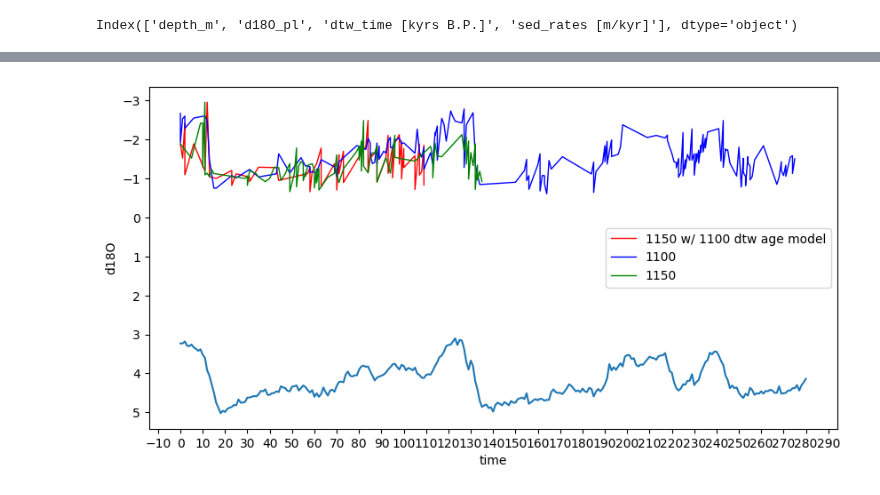
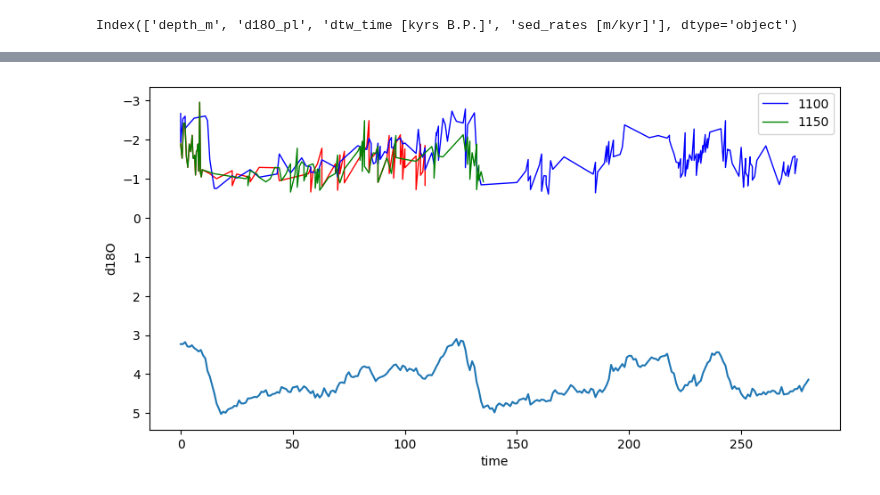
Before and after one commit to andreas-paul/dtw, a Jupyter notebook: src/figures.ipynb, the cells around one changed output, grey strips where cells are left out. Drawn from its saved outputs; the diff is of its cells as text; code cells hidden in the pictures.

Commit message:
Code to create figures

```diff
--- a/src/figures.ipynb
+++ b/src/figures.ipynb
@@ -42,3 +72,7 @@ Index(['depth_m', 'd18O_pl', 'dtw_time [kyrs B.P.]'], dtype='object')
+# %%
+fill2 = np.linspace(5.12, 9.6, 12, endpoint=False)
+for x in range(1, 12):
+    df2.at[x + 8, 'dtw_time [kyrs B.P.]'] = fill2[x]
 # %%
 df3 = pd.read_csv("../out/d18O_pl_LR04stack_core_1100_out.csv")
 # %%
@@ -51,3 +85,15 @@ df4 = pd.read_csv("../out/d18O_pl_LR04stack_core_1150_out.csv")
 df4.columns
 # %% [output]
 Index(['depth_m', 'd18O_pl', 'dtw_time [kyrs B.P.]', 'sed_rates [m/kyr]'], dtype='object')
+# %%
+# Add 14C ages and interpolate
+df4.at[8, 'dtw_time [kyrs B.P.]'] = 5.120
+df4.at[20, 'dtw_time [kyrs B.P.]'] = 9.600
+# %%
+fill1 = np.linspace(0, 5.12, 8, endpoint=False)
+for x in range(1,8):
+    df4.at[x, 'dtw_time [kyrs B.P.]'] = fill1[x]
+# %%
+fill2 = np.linspace(5.12, 9.6, 12, endpoint=False)
+for x in range(1, 12):
+    df4.at[x + 8, 'dtw_time [kyrs B.P.]'] = fill2[x]
@@ -54,15 +120,12 @@ Index(['depth_m', 'd18O_pl', 'dtw_time [kyrs B.P.]', 'sed_rates [m/kyr]'], dtype
 # %%
 f, ax = plt.subplots(1, 1)
 f.set_size_inches(10,5)
 sns.lineplot(ax=ax, x='time', y='d18O', data=df1)
-sns.lineplot(ax=ax, x='dtw_time [kyrs B.P.]', y='d18O_pl', data=df2, estimator=None, color='red', linewidth=1, label='1150 w/ 1100 dtw age model')
+sns.lineplot(ax=ax, x='dtw_time [kyrs B.P.]', y='d18O_pl', data=df2, estimator=None, color='red', linewidth=1)
 sns.lineplot(ax=ax, x='dtw_time [kyrs B.P.]', y='d18O_pl', data=df3, estimator=None, color='blue', linewidth=1, label='1100')
 sns.lineplot(ax=ax, x='dtw_time [kyrs B.P.]', y='d18O_pl', data=df4, estimator=None, color='green', linewidth=1, label='1150')
 ax.invert_yaxis()
-
-loc = ticker.MultipleLocator(base=10) # this locator puts ticks at regular intervals
-ax.xaxis.set_major_locator(loc)
 # %% [output]
-[figure, old version]
+[figure, new version]
 # %%
 f.savefig('../out/fig05.svg')
```
Also changed, not shown: parts of 33 cells of this notebook.
